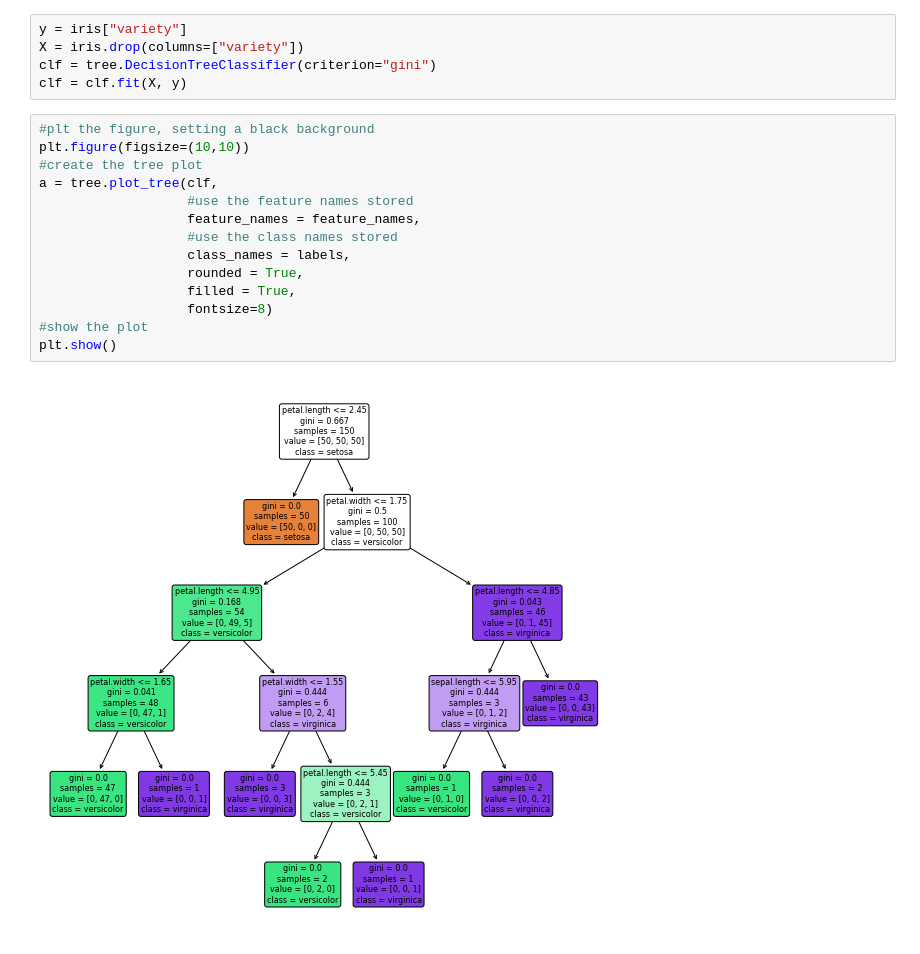
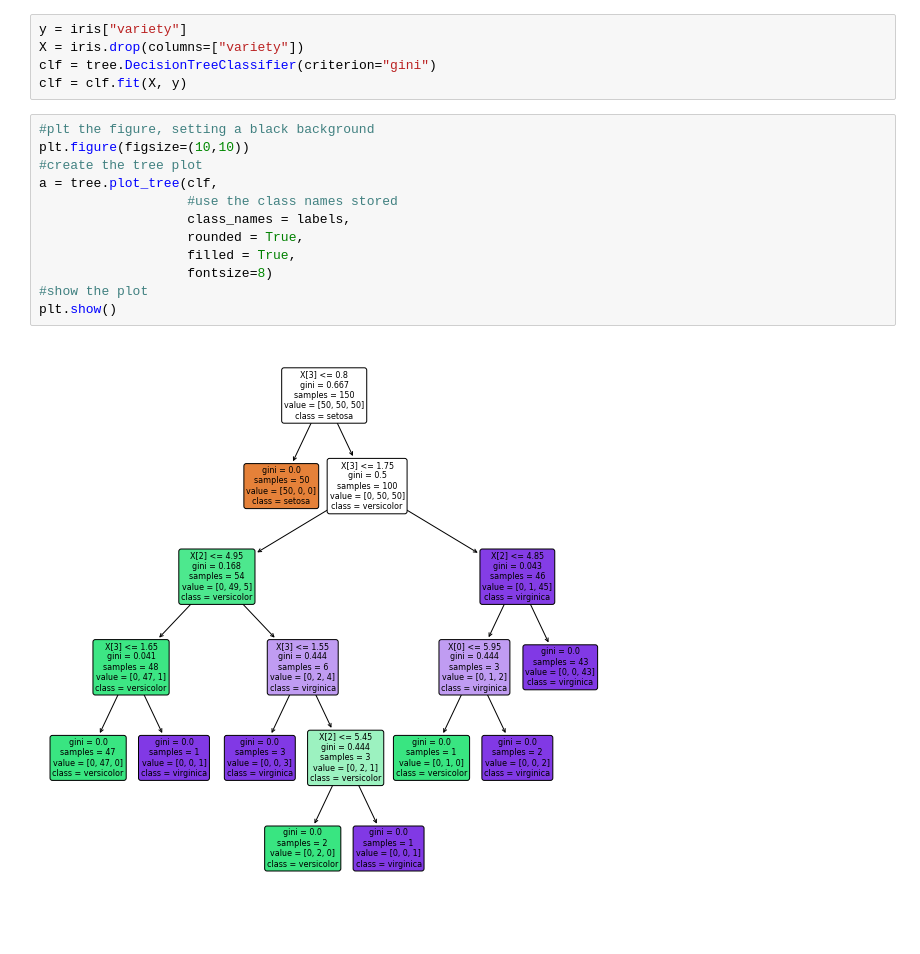
Before and after one commit to FajarFatha/datamining, a Jupyter notebook: _sources/notebooks6.ipynb, the cells around one changed output. Cells and saved outputs as stored; diff of their text form.

```diff
--- a/_sources/notebooks6.ipynb
+++ b/_sources/notebooks6.ipynb
@@ -35,16 +35,14 @@ clf = clf.fit(X, y)
 # %%
 #plt the figure, setting a black background
 plt.figure(figsize=(10,10))
 #create the tree plot
 a = tree.plot_tree(clf,
-                   #use the feature names stored
-                   feature_names = feature_names,
                    #use the class names stored
                    class_names = labels,
                    rounded = True,
                    filled = True,
                    fontsize=8)
 #show the plot
 plt.show()
 # %% [output]
-[figure, old version]
+[figure, new version]
```
Also changed, not shown: 9 other files.
